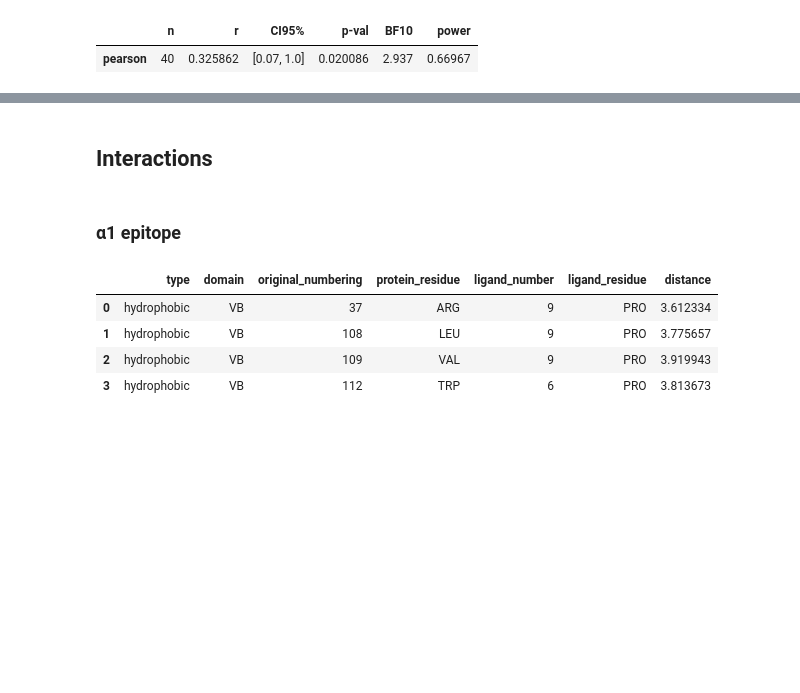
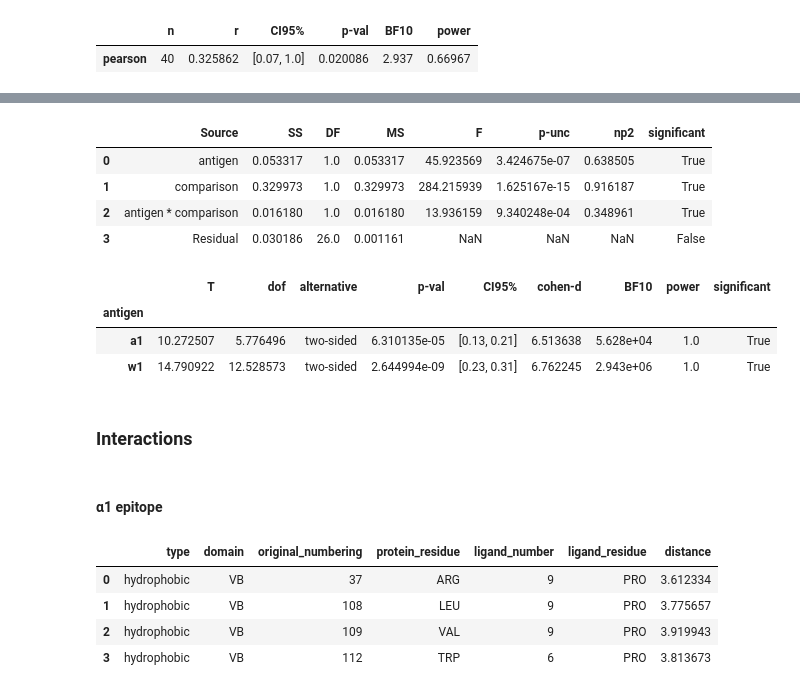
Before and after one commit to benjiemc/tcr-pmhc-predicted-structures, a Jupyter notebook: notebooks/coeliac_mutagenesis_analysis.ipynb, the cells around one changed output, grey strips where cells are left out. Drawn from its saved outputs; the diff is of its cells as text; code cells hidden in the pictures; blank space fills up the shorter version.

```diff
--- a/notebooks/coeliac_mutagenesis_analysis.ipynb
+++ b/notebooks/coeliac_mutagenesis_analysis.ipynb
@@ -488,5 +706,38 @@ R^2 = 0.11
+# %%
+result = pg.anova(similarities, dv='cosine_similarity', between=['antigen', 'comparison'])
+result['significant'] = result['p-unc'] < SIGNIFICANCE_LEVEL
+
+result
+# %% [output]
+|  | Source | SS | DF | MS | F | p-unc | np2 | significant |
+| 0 | antigen | 0.053317 | 1.0 | 0.053317 | 45.923569 | 3.424675e-07 | 0.638505 | True |
+| 1 | comparison | 0.329973 | 1.0 | 0.329973 | 284.215939 | 1.625167e-15 | 0.916187 | True |
+| 2 | antigen * comparison | 0.016180 | 1.0 | 0.016180 | 13.936159 | 9.340248e-04 | 0.348961 | True |
+| 3 | Residual | 0.030186 | 26.0 | 0.001161 | NaN | NaN | NaN | False |
+# %%
+results = []
+
+for antigen, epitope_group in similarities.groupby('antigen'):
+    result = pg.ttest(
+        epitope_group.query("comparison == 'within'")['cosine_similarity'],
+        epitope_group.query("comparison == 'between'")['cosine_similarity'],
+    )
+    result['antigen'] = antigen
+
+    results.append(result)
+
+results = pd.concat(results)
+results = results.set_index('antigen')
+results['significant'] = results['p-val'] < (SIGNIFICANCE_LEVEL / len(results))
+
+results
+# %% [output]
+|  | T | dof | alternative | p-val | CI95% | cohen-d | BF10 | power | significant |
+| antigen |  |  |  |  |  |  |  |  |  |
+| a1 | 10.272507 | 5.776496 | two-sided | 6.310135e-05 | [0.13, 0.21] | 6.513638 | 5.628e+04 | 1.0 | True |
+| w1 | 14.790922 | 12.528573 | two-sided | 2.644994e-09 | [0.23, 0.31] | 6.762245 | 2.943e+06 | 1.0 | True |
 # %% [markdown]
-## Interactions
+### Interactions
 # %%
 predicted_interactions = pd.read_csv('../data/processed/predicted_af3_af3_tcrmodel2_interactions_coeliac_mutations.csv')
 predicted_interactions = predicted_interactions.merge(
@@ -509,7 +760,7 @@ def calculate_interaction_accuracy(group: pd.DataFrame, true_interactions: pd.Da
         (classification_counts['FP'] / classification_counts.sum()) * 100,
     )
 # %% [markdown]
-### α1 epitope
+#### α1 epitope
 # %%
 true_a1_interactions_summary
 # %% [output]
```
Also changed, not shown: parts of 19 cells of this notebook.
